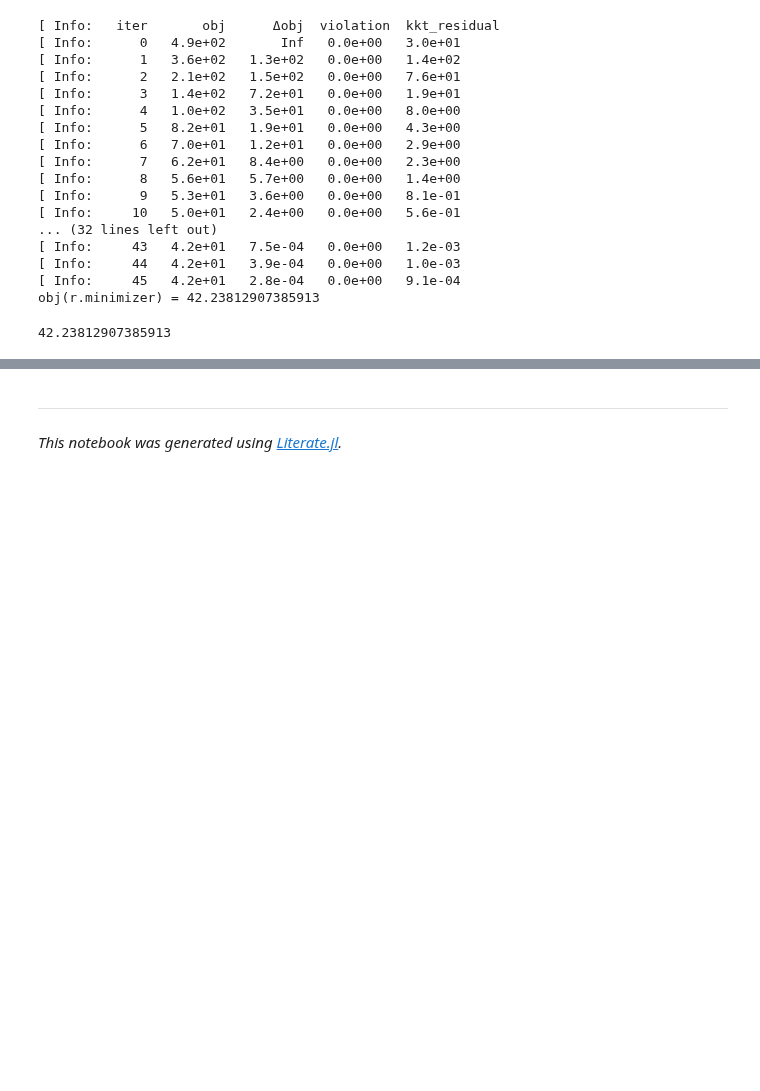
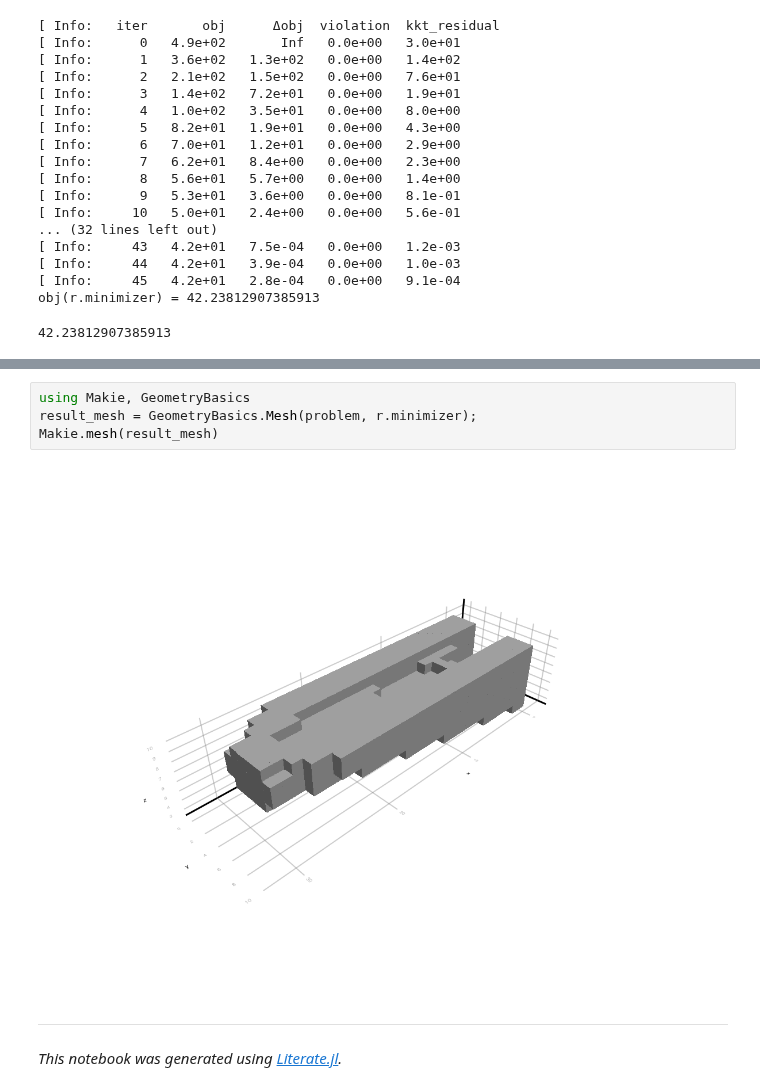
Before and after one commit to JuliaTopOpt/TopOpt.jl, a Jupyter notebook: previews/PR181/examples/simp.ipynb, the cells around one changed output, grey strips where cells are left out. Drawn from its saved outputs; the diff is of its cells as text; blank space fills up the shorter version.

```diff
--- a/previews/PR181/examples/simp.ipynb
+++ b/previews/PR181/examples/simp.ipynb
@@ -100,3 +104,9 @@ Makie.mesh(result_mesh)
+# %%
+using Makie, GeometryBasics
+result_mesh = GeometryBasics.Mesh(problem, r.minimizer);
+Makie.mesh(result_mesh)
+# %% [output]
+[figure, added]
 # %% [markdown]
 ---
 
```
Also changed, not shown: parts of 5 cells of this notebook, 34 other files.
